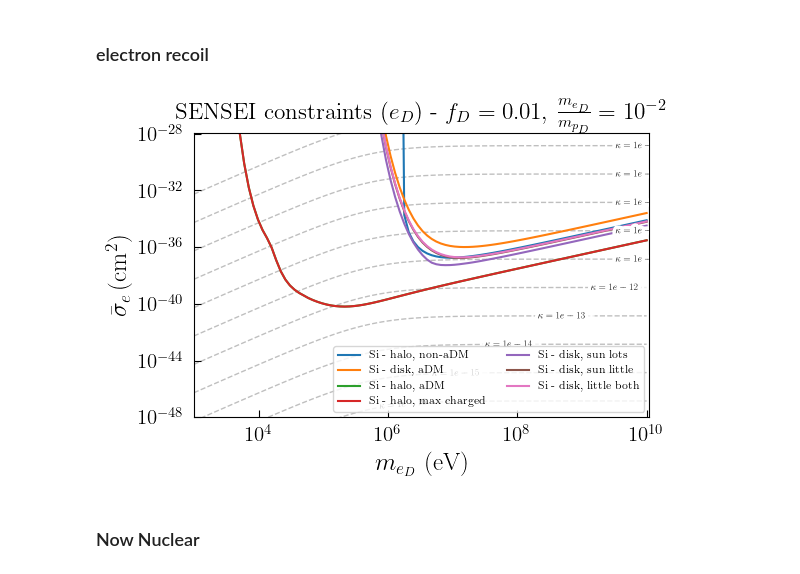
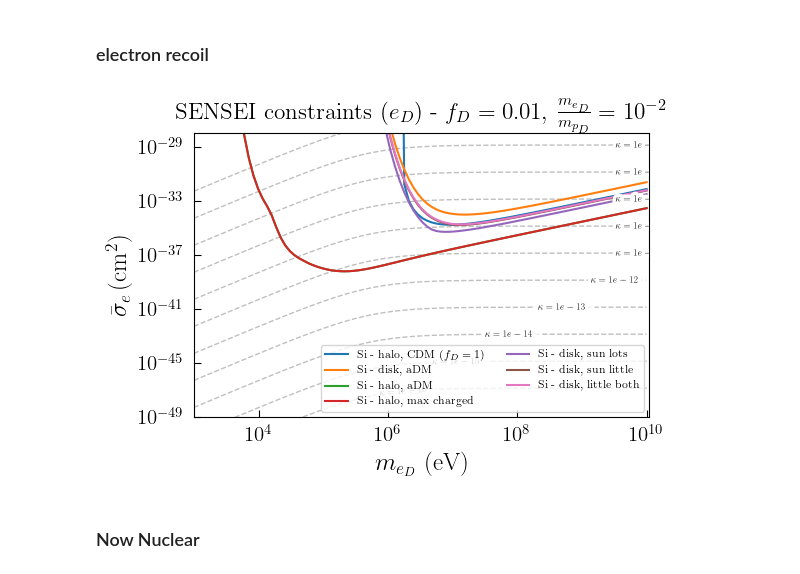
Before and after one commit to Keegan-Humphrey/darkELF-custom, a Jupyter notebook: mystuff/constraint_plots_clean.ipynb, the cells around one changed output. Cells and saved outputs as stored; diff of their text form; code cells hidden in the pictures.

```diff
--- a/mystuff/constraint_plots_clean.ipynb
+++ b/mystuff/constraint_plots_clean.ipynb
@@ -874,7 +863,7 @@ axs.set_xscale("log")
 axs.set_yscale("log")
 
 axs.set_xlim([1e3,1.1e10])
-axs.set_ylim([1e-48,1.1e-28])
+axs.set_ylim([1e-49,1.1e-26])
 axs.set_xlabel("$m_{e_D}$ (eV)",fontsize=18)
 axs.set_ylabel(r"$\bar\sigma_e\,(\mathrm{cm}^2)$",fontsize=18)
 axs.tick_params(direction="in",which="both")
@@ -1104,7 +1093,7 @@ axs.set_xscale("log")
 axs.set_yscale("log")
 
 axs.set_xlim([1e3,1.1e10])
-axs.set_ylim([1e-48,1.1e-28])
+axs.set_ylim([1e-49,1.1e-28])
 axs.set_xlabel("$m_{e_D}$ (eV)",fontsize=18)
 axs.set_ylabel(r"$\bar\sigma_e\,(\mathrm{cm}^2)$",fontsize=18)
 axs.tick_params(direction="in",which="both")
@@ -1250,7 +1241,7 @@ sqrtmrat = 1e1
 
 expSENSEI = 100.72 * 1e-3 / 365 # [kg-yr] SENSEI Snolab exposure from 2312.13342
 
-targetlabels=["Si - halo, non-aDM","Si - disk, aDM","Si - halo, aDM","Si - halo, max charged","Si - disk, sun lots","Si - disk, sun little","Si - disk, little both"]
+targetlabels=[r"Si - halo, CDM ($f_D=1$)","Si - disk, aDM","Si - halo, aDM","Si - halo, max charged","Si - disk, sun lots","Si - disk, sun little","Si - disk, little both"]
 
 vs_list = [{"v0kms": 220,"vesckms":500,"vekms":233,"vdist":"halo","fD":0.01},
             {"v0kms":sqrtmrat * 20,"vesckms": np.sqrt(43**2 + 11**2),"vekms": 30,"vdist":"disk","fD":0.01},\
@@ -1261,7 +1252,7 @@ vs_list = [{"v0kms": 220,"vesckms":500,"vekms":233,"vdist":"halo","fD":0.01},
             {"v0kms":sqrtmrat * 20,"vesckms":sqrtmrat * np.sqrt(43**2 / 2 + 11**2),"vekms":30,"vdist":"disk","fD":0.01},\
             {"v0kms":sqrtmrat * 20,"vesckms":sqrtmrat * np.sqrt(43**2 / 2 + 11**2 / 2),"vekms":30,"vdist":"disk","fD":0.01}] # all must be positive
 
-target_list = [darkelf(target='Si',mX=mX,filename="Si_mermin.dat",vesckms=v["vesckms"],v0kms=v["v0kms"],vekms=v["vekms"],vdist=v["vdist"]) for v in vs_list]
+target_list = [darkelf(target='Si',mX=mX,filename="Si_mermin.dat",vesckms=v["vesckms"],v0kms=v["v0kms"],vekms=v["vekms"],vdist=v["vdist"],fD=v["fD"]) for v in vs_list]
 
 #vdomain = [target_list[i].fv_1d_disk()]
 
@@ -1320,7 +1311,8 @@ task = ("write","read")[1]
 
 # test_read = np.array([])
 
-fname = "lim_massless_SENSEI_exp_sqrtmrat_1e1_7_5_26"
+# fname = "lim_massless_SENSEI_exp_sqrtmrat_1e1_7_5_26"
+fname = "lim_massless_SENSEI_exp_sqrtmrat_1e1_11_5_26"
 
 if task == "write":
     lim_massless=[]
@@ -1363,7 +1355,7 @@ axs.set_xscale("log")
 axs.set_yscale("log")
 
 axs.set_xlim([1e3,1.1e10])
-axs.set_ylim([1e-48,1.1e-28])
+axs.set_ylim([1e-49,1.1e-28])
 axs.set_xlabel("$m_{e_D}$ (eV)",fontsize=18)
 axs.set_ylabel(r"$\bar\sigma_e\,(\mathrm{cm}^2)$",fontsize=18)
 axs.tick_params(direction="in",which="both")
@@ -1448,34 +1440,34 @@ labelLines(
 # ------------------------------------------------------------------
 # Main legend only for experimental / target curves
 # ------------------------------------------------------------------
 
 handles, labels = axs.get_legend_handles_labels()
 
 # keep only the original target curves in the legend
 main_handles = handles[:len(lim_massless)]
 main_labels = labels[:len(lim_massless)]
 
 
 axs.legend(
     main_handles,
     main_labels,
     ncol=2,
     fontsize=8,
     loc="lower right"
 )
 
 
 
 fig.tight_layout()
 fig.subplots_adjust(wspace = 0.3)
 
 
 props = dict(facecolor='white', alpha=0.9, edgecolor='white',boxstyle="square,pad=0.02")
 lines = axs.get_lines()
 # labelLines(lines,fontsize=9,xvals=[4,1e2,20,8,1.5,10,100,10],zorder=2.5,
         #    ha='center',va='center',align=True,bbox=props)
 # %% [output]
-[figure, old version]
+[figure, new version]
 # %% [markdown]
 ### Now Nuclear
 # %%
```
Also changed, not shown: parts of 21 cells of this notebook, 5 other files.
